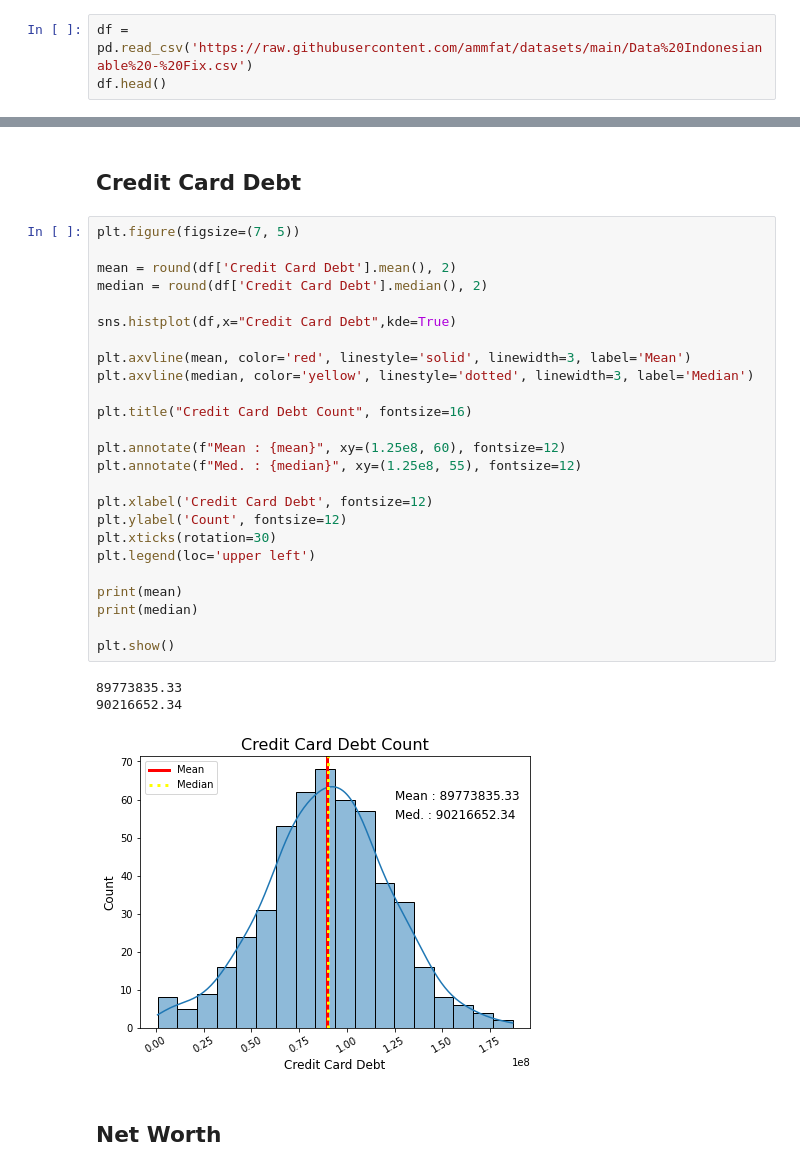
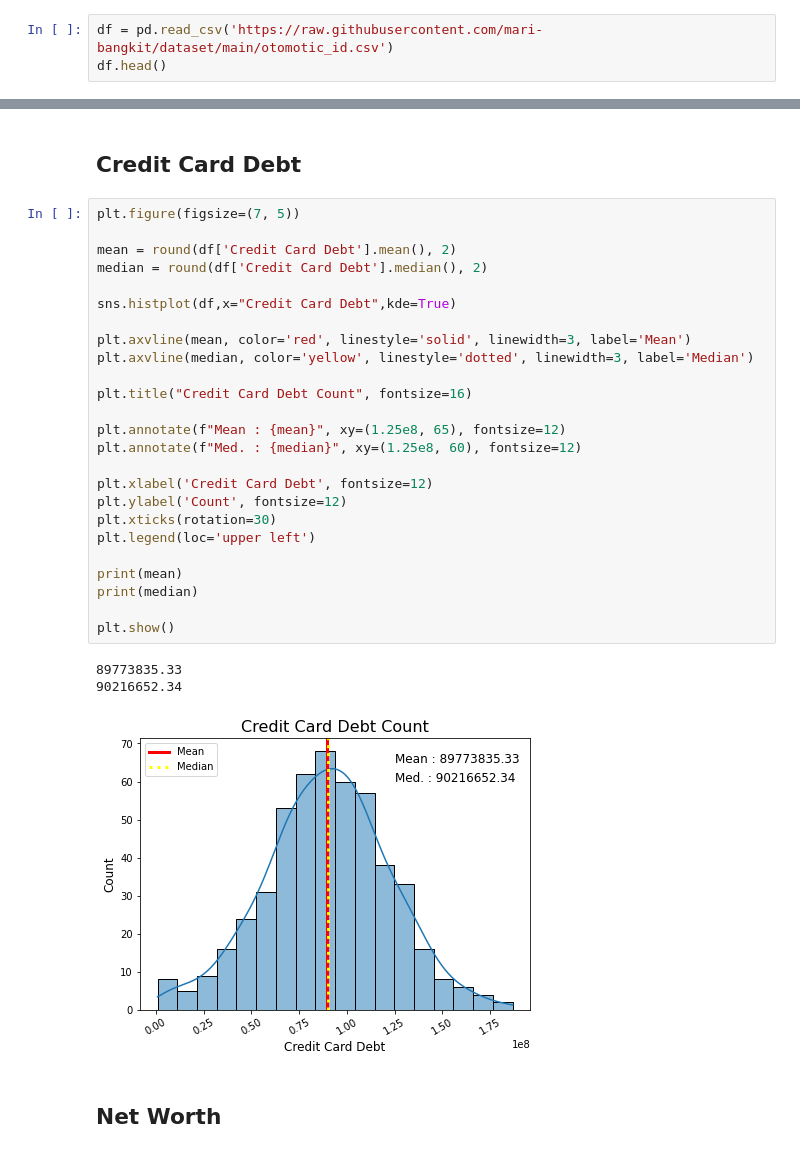
Before and after one commit to mari-bangkit/prediction-model, a Jupyter notebook: model/Data Analysis & Modelling.ipynb, the cells around one changed output, grey strips where cells are left out. Cells and saved outputs as stored; diff of their text form.

Commit message:
Update several visualizations; Update dataset URL

```diff
--- a/model/Data Analysis & Modelling.ipynb
+++ b/model/Data Analysis & Modelling.ipynb
@@ -17,7 +17,7 @@ from sklearn.ensemble import RandomForestRegressor
 # %% [markdown]
 # Load Dataset
 # %%
-df = pd.read_csv('https://raw.githubusercontent.com/ammfat/datasets/main/Data%20Indonesianable%20-%20Fix.csv')
+df = pd.read_csv('https://raw.githubusercontent.com/mari-bangkit/dataset/main/otomotic_id.csv')
 df.head()
 # %% [output]
 |  | Customer Name | Customer e-mail | Country | Gender | Age | Annual Salary | Credit Card Debt | Net Worth | ... |
@@ -241,32 +241,32 @@ plt.show()
 # %%
 plt.figure(figsize=(7, 5))
 
 mean = round(df['Credit Card Debt'].mean(), 2)
 median = round(df['Credit Card Debt'].median(), 2)
 
 sns.histplot(df,x="Credit Card Debt",kde=True)
 
 plt.axvline(mean, color='red', linestyle='solid', linewidth=3, label='Mean')
 plt.axvline(median, color='yellow', linestyle='dotted', linewidth=3, label='Median')
 
 plt.title("Credit Card Debt Count", fontsize=16)
 
-plt.annotate(f"Mean : {mean}", xy=(1.25e8, 60), fontsize=12)
-plt.annotate(f"Med. : {median}", xy=(1.25e8, 55), fontsize=12)
+plt.annotate(f"Mean : {mean}", xy=(1.25e8, 65), fontsize=12)
+plt.annotate(f"Med. : {median}", xy=(1.25e8, 60), fontsize=12)
 
 plt.xlabel('Credit Card Debt', fontsize=12)
 plt.ylabel('Count', fontsize=12)
 plt.xticks(rotation=30)
 plt.legend(loc='upper left')
 
 print(mean)
 print(median)
 
 plt.show()
 # %% [output]
 89773835.33
 90216652.34
-[figure, old version]
+[figure, new version]
 # %% [markdown]
 ## Net Worth
 # %%
```
Also changed, not shown: parts of 3 cells of this notebook.
